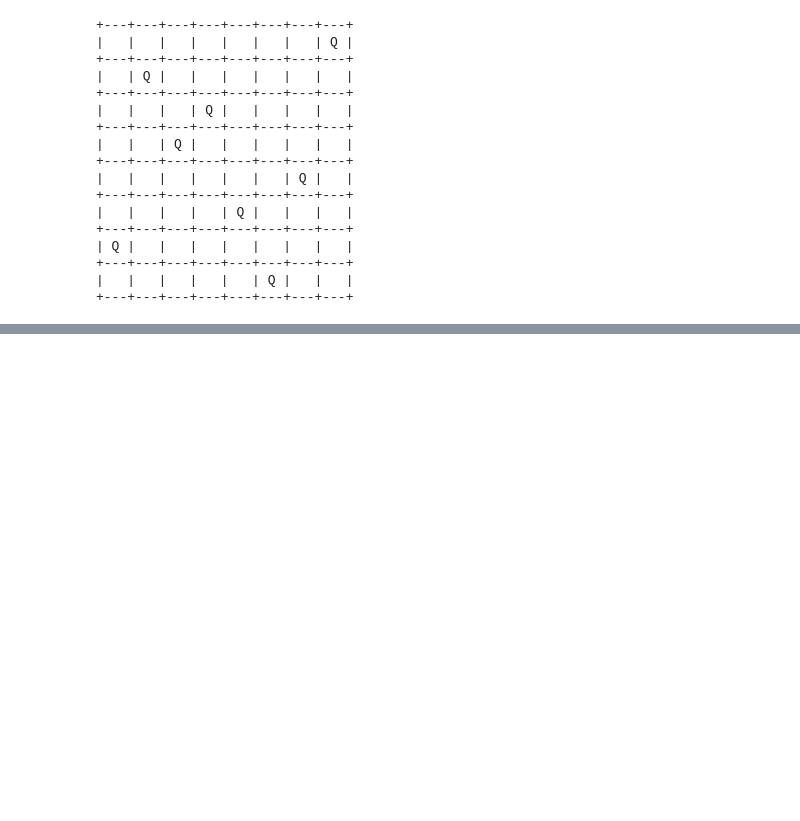
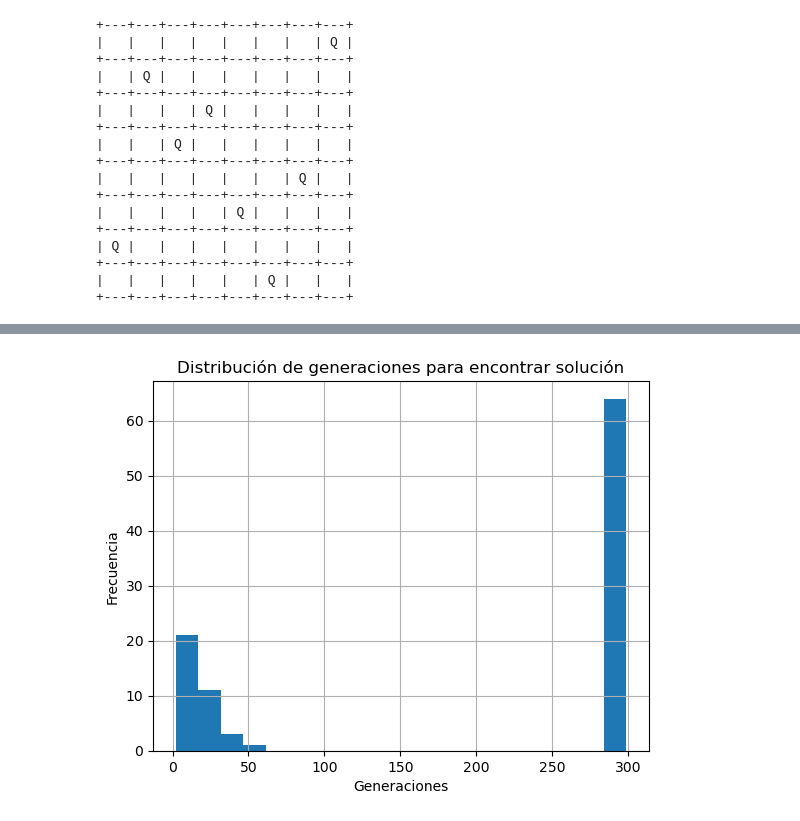
Before and after one commit to FabrexG/Ejercicios_Computacion_evolutiva_2026_1, a Jupyter notebook: reinas.ipynb, the cells around one changed output, grey strips where cells are left out. Drawn from its saved outputs; the diff is of its cells as text; code cells hidden in the pictures; blank space fills up the shorter version.

```diff
--- a/reinas.ipynb
+++ b/reinas.ipynb
@@ -221,0 +222,12 @@ Despues:  [7 2 3 2 7 7 4 3]
+# %%
+def mutar_intercambio(individuo: npt.NDArray[np.int8],
+    tasa_mutacion: float = 0.1
+) -> npt.NDArray[np.int8]:
+    if np.random.random() < tasa_mutacion:
+        indices: list = random.sample(range(0, len(individuo)), 2)
+        valor1 = individuo[indices[0]]
+        valor2 = individuo[indices[1]]
+        individuo[indices[0]] = valor2
+        individuo[indices[1]] = valor1
+
+    return individuo
@@ -415,0 +562,14 @@ plt.show()
+# %%
+plt.figure()
+
+plt.hist(generaciones_resultado, bins=20)
+
+plt.xlabel("Generaciones")
+plt.ylabel("Frecuencia")
+plt.title("Distribución de generaciones para encontrar solución")
+
+plt.grid()
+
+plt.show()
+# %% [output]
+[figure, added]
```
Also changed, not shown: parts of 21 cells of this notebook.
